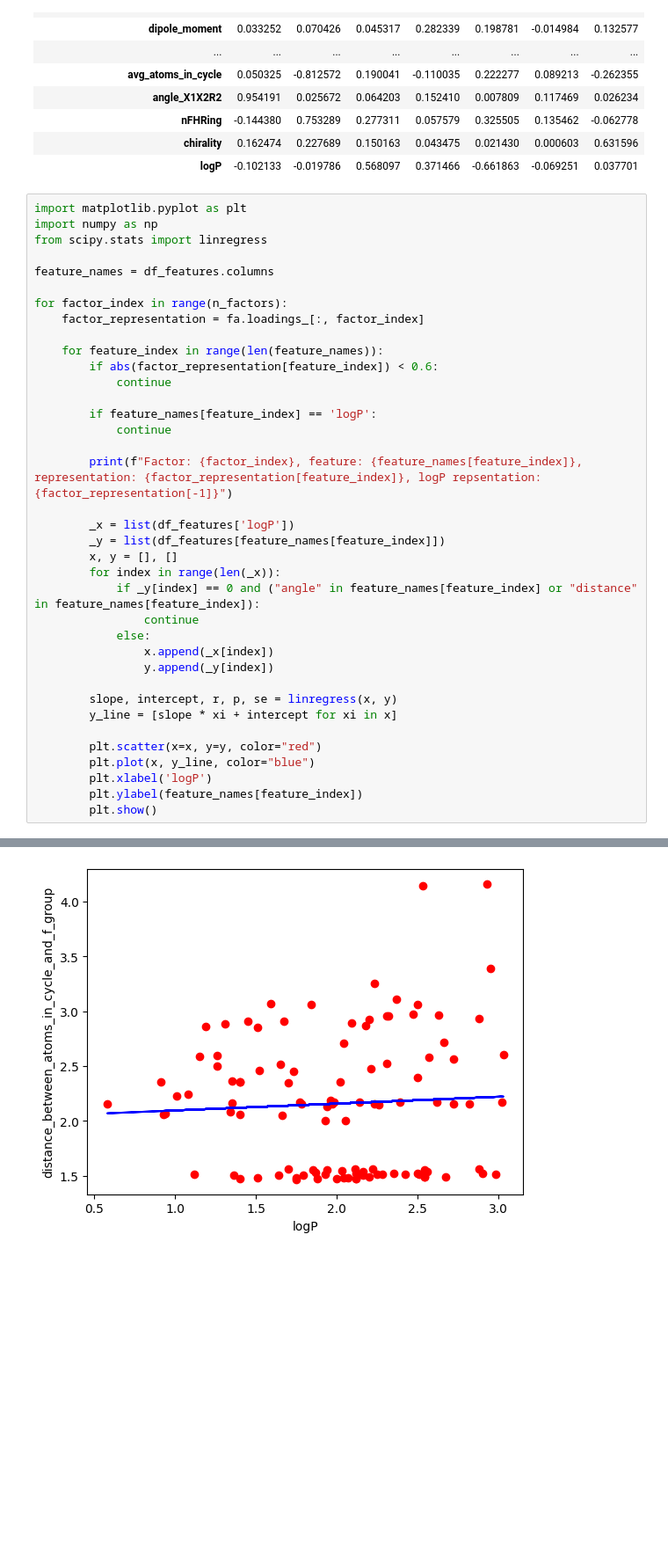
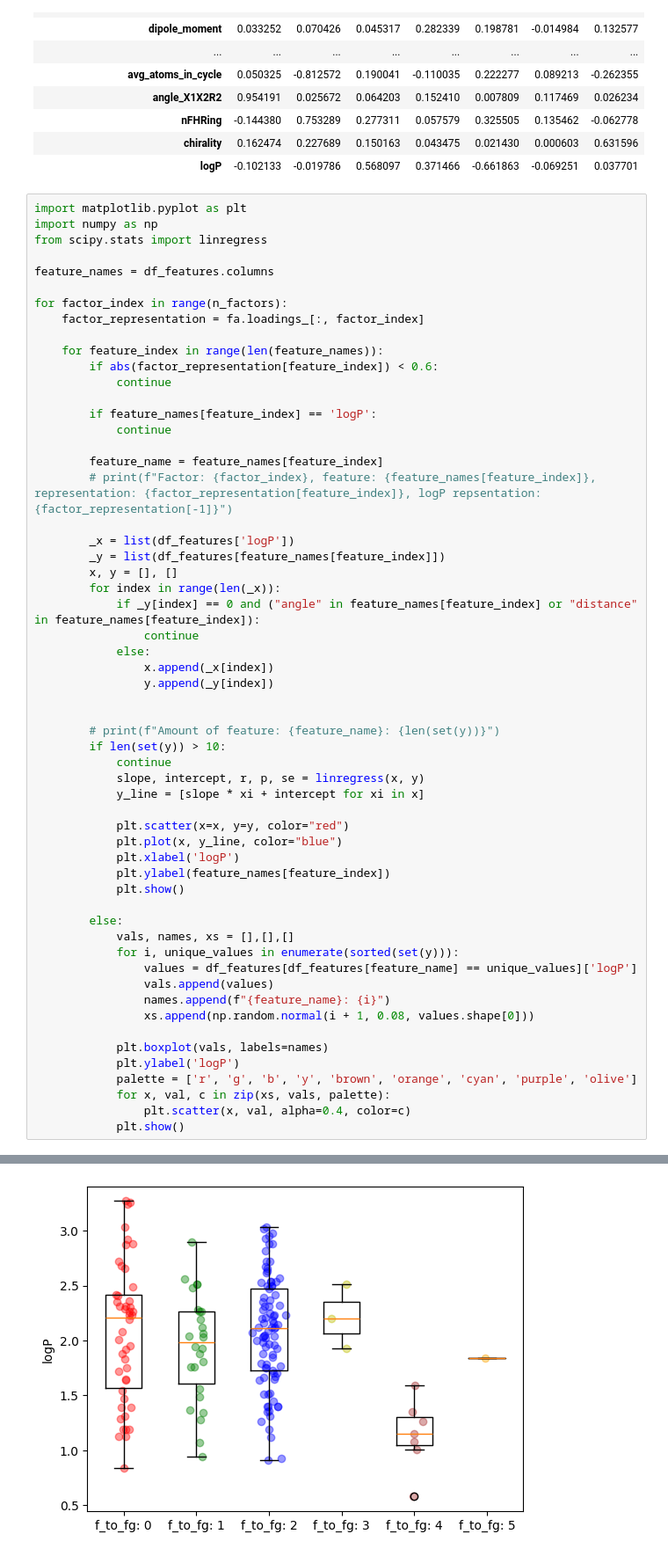
Before and after one commit to blackthorn-ai/XAI_Chem, a Jupyter notebook: ml_part/h2o_model/08.02.24_features_2.2/logP_factor_analysis_understandable.ipynb, the cells around one changed output, grey strips where cells are left out. Shown at 88% size. Cells and saved outputs as stored; diff of their text form; blank space fills up the shorter version.

Commit message:
factor analysis + features 2.2 experiments

```diff
--- a/ml_part/h2o_model/08.02.24_features_2.2/logP_factor_analysis_understandable.ipynb
+++ b/ml_part/h2o_model/08.02.24_features_2.2/logP_factor_analysis_understandable.ipynb
@@ -162,7 +176,8 @@ for factor_index in range(n_factors):
         if feature_names[feature_index] == 'logP':
             continue
 
-        print(f"Factor: {factor_index}, feature: {feature_names[feature_index]}, representation: {factor_representation[feature_index]}, logP repsentation: {factor_representation[-1]}")
+        feature_name = feature_names[feature_index]
+        # print(f"Factor: {factor_index}, feature: {feature_names[feature_index]}, representation: {factor_representation[feature_index]}, logP repsentation: {factor_representation[-1]}")
 
         _x = list(df_features['logP'])
         _y = list(df_features[feature_names[feature_index]])
@@ -174,12 +189,31 @@ for factor_index in range(n_factors):
                 x.append(_x[index])
                 y.append(_y[index])
 
-        slope, intercept, r, p, se = linregress(x, y)
-        y_line = [slope * xi + intercept for xi in x]
 
-        plt.scatter(x=x, y=y, color="red")
-        plt.plot(x, y_line, color="blue")
-        plt.xlabel('logP')
-        plt.ylabel(feature_names[feature_index])
-        plt.show()
+        # print(f"Amount of feature: {feature_name}: {len(set(y))}")
+        if len(set(y)) > 10:
+            continue
+            slope, intercept, r, p, se = linregress(x, y)
+            y_line = [slope * xi + intercept for xi in x]
+
+            plt.scatter(x=x, y=y, color="red")
+            plt.plot(x, y_line, color="blue")
+            plt.xlabel('logP')
+            plt.ylabel(feature_names[feature_index])
+            plt.show()
+
+        else:
+            vals, names, xs = [],[],[]
+            for i, unique_values in enumerate(sorted(set(y))):
+                values = df_features[df_features[feature_name] == unique_values]['logP']
+                vals.append(values)
+                names.append(f"{feature_name}: {i}")
+                xs.append(np.random.normal(i + 1, 0.08, values.shape[0]))
+
+            plt.boxplot(vals, labels=names)
+            plt.ylabel('logP')
+            palette = ['r', 'g', 'b', 'y', 'brown', 'orange', 'cyan', 'purple', 'olive']
+            for x, val, c in zip(xs, vals, palette):
+                plt.scatter(x, val, alpha=0.4, color=c)
+            plt.show()
 # %% [output]
@@ -187 +220 @@ Factor: 0, feature: distance_between_atoms_in_cycle_and_f_group, representation:
-[figure, old version]
+[figure, new version]
```
Also changed, not shown: parts of 3 cells of this notebook, 7 other files.
